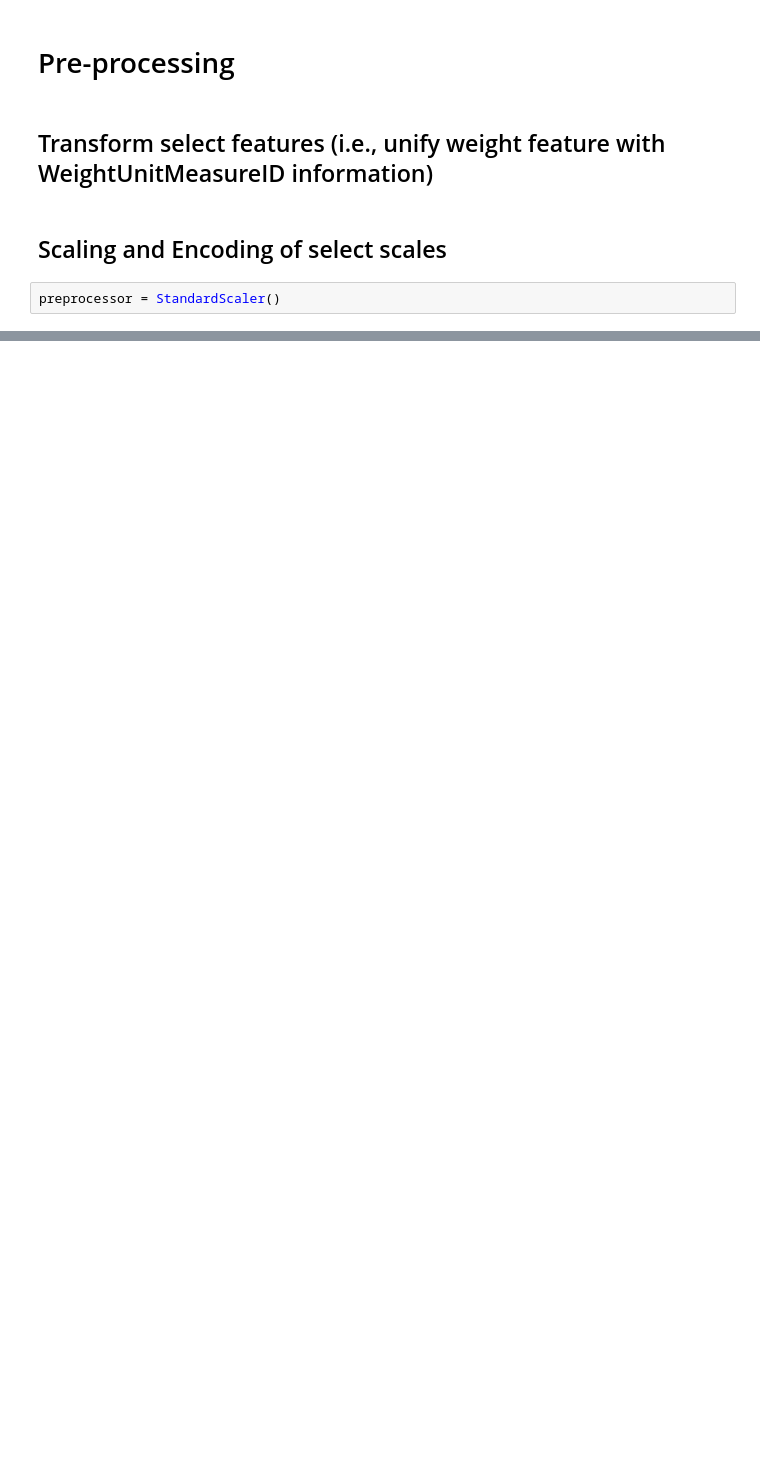
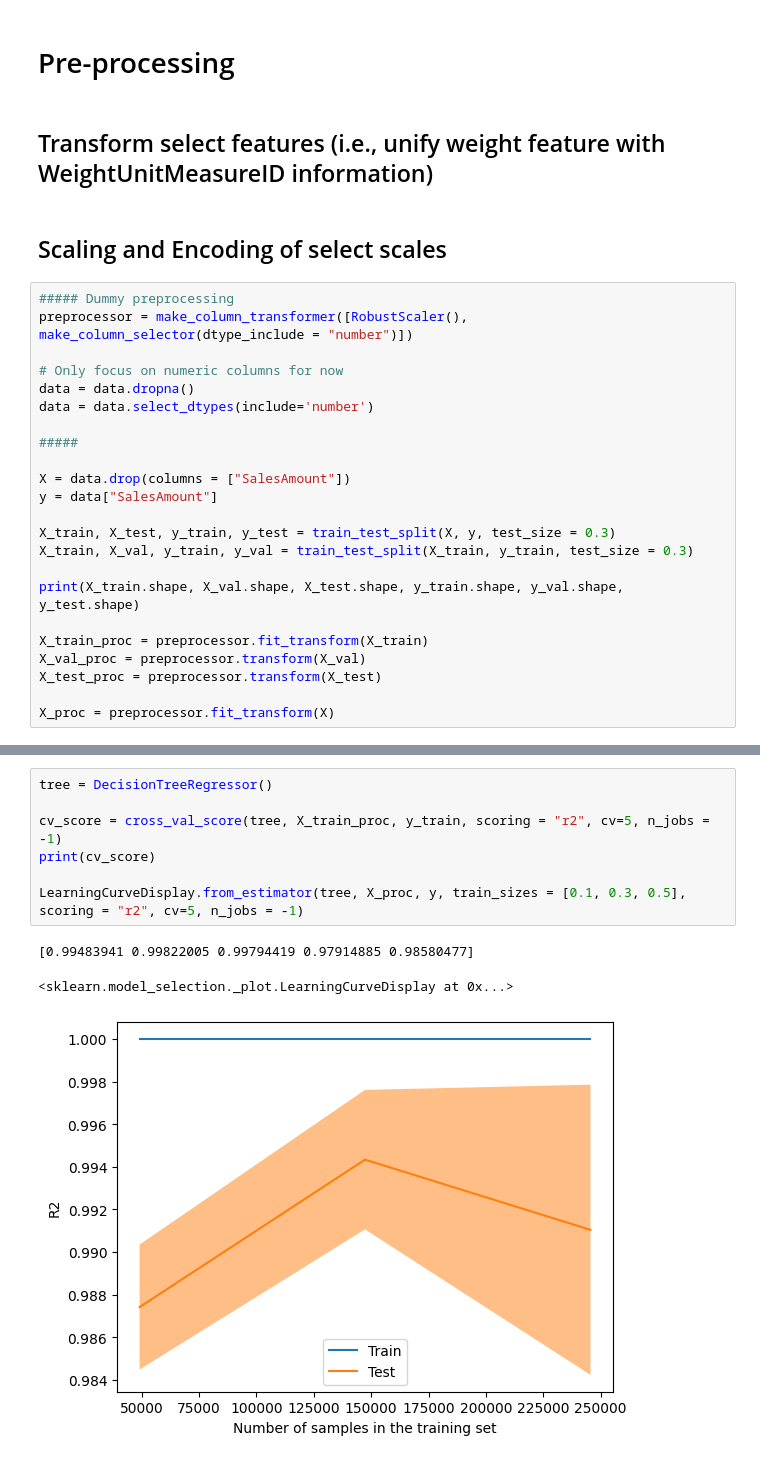
Before and after one commit to kai-pre/sales-ninja, a Jupyter notebook: notebooks/kai_timeseries-prediction.ipynb, the cells around one changed output, grey strips where cells are left out. Saved outputs shown, nothing was run; the diff lists cells and outputs as text; blank space fills up the shorter version.

Commit message:
finalized timeseries-prediction notebook with several ML models, including XGBoost. First test of GPU-accelerated ML learning

```diff
--- a/notebooks/kai_timeseries-prediction.ipynb
+++ b/notebooks/kai_timeseries-prediction.ipynb
@@ -70,4 +81,25 @@ Index(['DateKey', 'channelKey', 'StoreKey', 'ProductKey', 'PromotionKey',
 # %% [markdown]
 ## Scaling and Encoding of select scales
 # %%
-preprocessor = StandardScaler()
+##### Dummy preprocessing
+preprocessor = make_column_transformer([RobustScaler(), make_column_selector(dtype_include = "number")])
+
+# Only focus on numeric columns for now
+data = data.dropna()
+data = data.select_dtypes(include='number')
+
+#####
+
+X = data.drop(columns = ["SalesAmount"])
+y = data["SalesAmount"]
+
+X_train, X_test, y_train, y_test = train_test_split(X, y, test_size = 0.3)
+X_train, X_val, y_train, y_val = train_test_split(X_train, y_train, test_size = 0.3)
+
+print(X_train.shape, X_val.shape, X_test.shape, y_train.shape, y_val.shape, y_test.shape)
+
+X_train_proc = preprocessor.fit_transform(X_train)
+X_val_proc = preprocessor.transform(X_val)
+X_test_proc = preprocessor.transform(X_test)
+
+X_proc = preprocessor.fit_transform(X)
@@ -106,0 +116,11 @@ print(data_yearly.shape)
+# %%
+tree = DecisionTreeRegressor()
+
+cv_score = cross_val_score(tree, X_train_proc, y_train, scoring = "r2", cv=5, n_jobs = -1)
+print(cv_score)
+
+LearningCurveDisplay.from_estimator(tree, X_proc, y, train_sizes = [0.1, 0.3, 0.5], scoring = "r2", cv=5, n_jobs = -1)
+# %% [output]
+[0.99483941 0.99822005 0.99794419 0.97914885 0.98580477]
+<sklearn.model_selection._plot.LearningCurveDisplay at 0x...>
+[figure, added]
```
Also changed, not shown: parts of 33 cells of this notebook.
